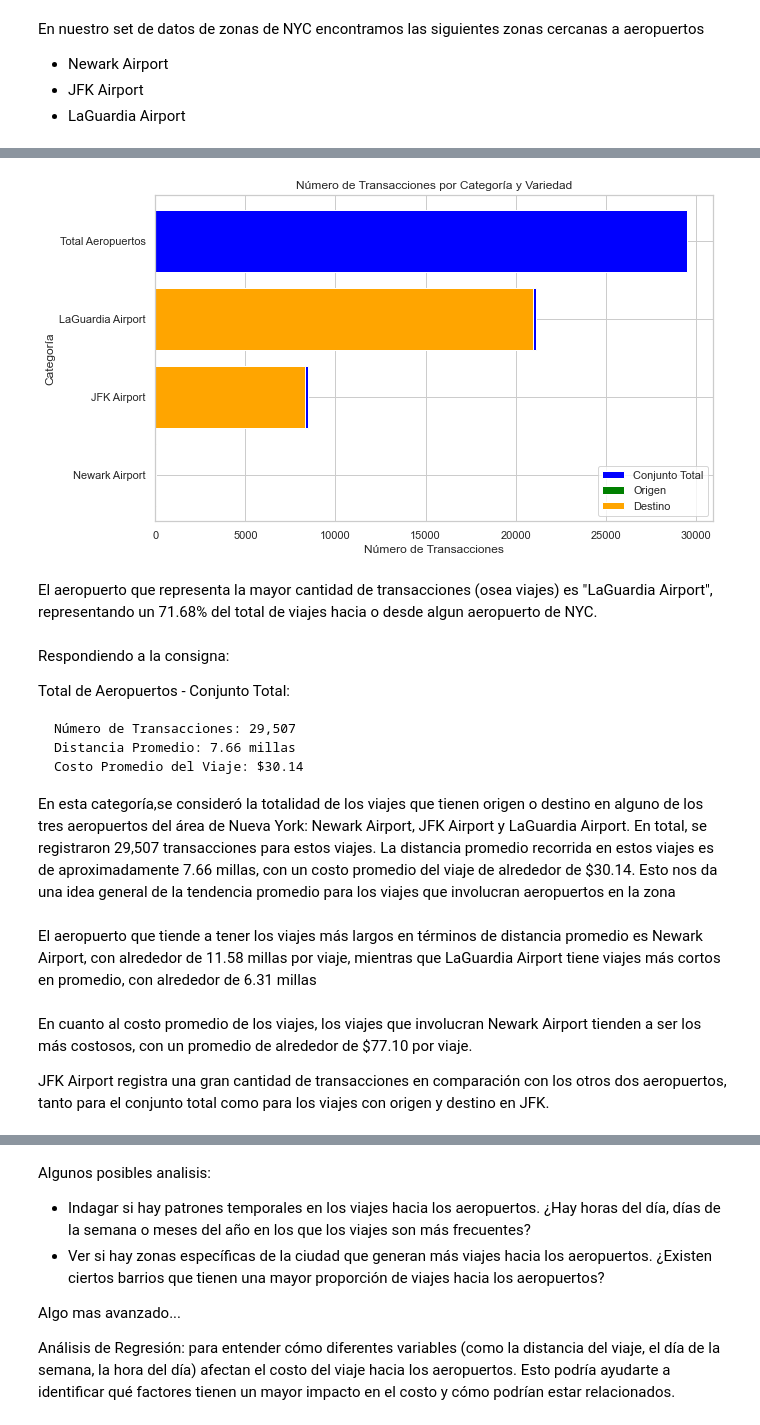
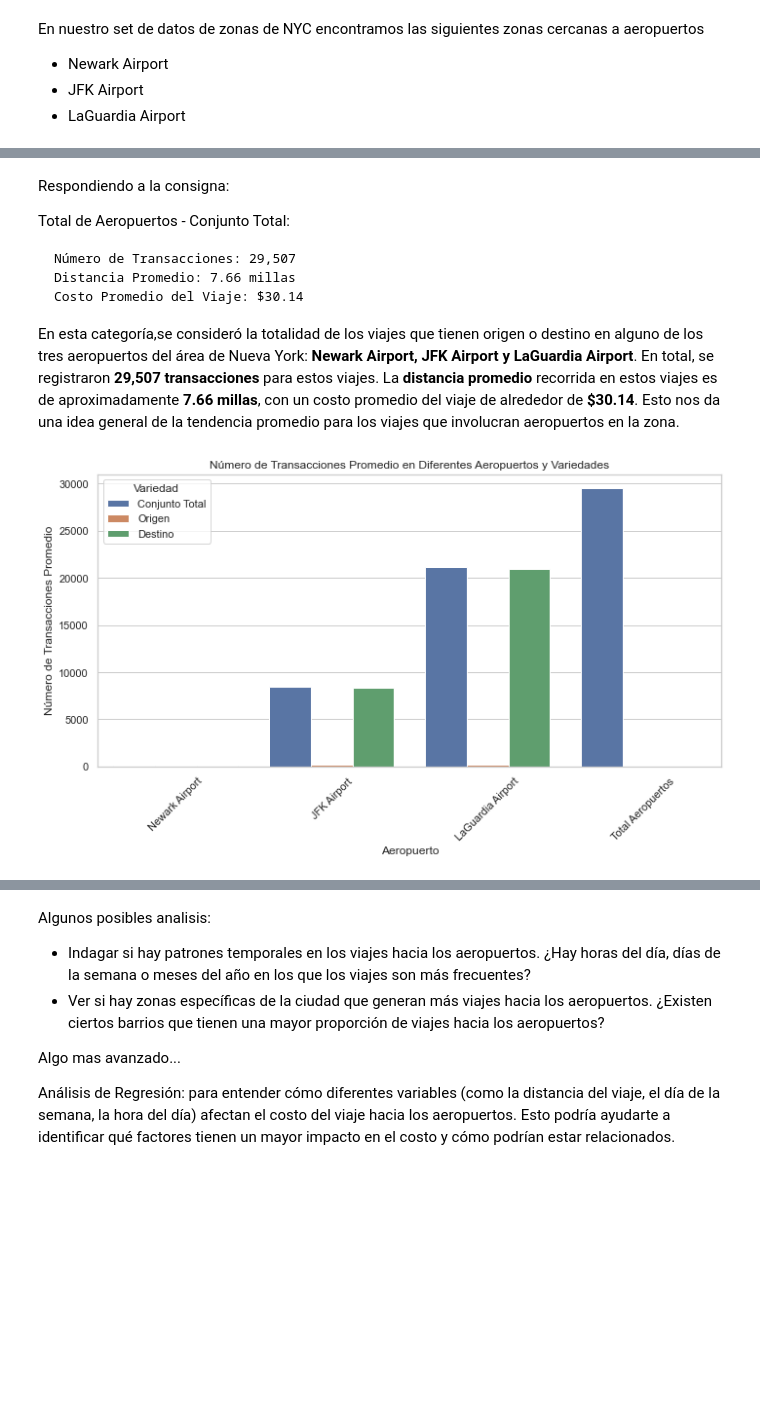
Before and after one commit to agusdiazb/TaxisVerdes_EDA, a Jupyter notebook: script_challenge.ipynb, the cells around one changed output, grey strips where cells are left out. Saved outputs shown, nothing was run; the diff lists cells and outputs as text; code cells hidden in the pictures; blank space fills up the shorter version.

```diff
--- a/script_challenge.ipynb
+++ b/script_challenge.ipynb
@@ -431,28 +458,3 @@ metrics_df
-# %%
-import matplotlib.pyplot as plt
-import numpy as np
-
-# Crear un gráfico de barras horizontal
-plt.figure(figsize=(10, 6))
-
-# Colores para las variedades
-colors = {'Conjunto Total': 'blue', 'Origen': 'green', 'Destino': 'orange'}
-
-# Iterar a través de las variedades únicas en el DataFrame
-for variety in metrics_df['Variedad'].unique():
-    subset = metrics_df[metrics_df['Variedad'] == variety]
-    plt.barh(subset['Categoría'], subset['Número de Transacciones'], color=colors[variety], label=variety)
-
-plt.title('Número de Transacciones por Categoría y Variedad')
-plt.xlabel('Número de Transacciones')
-plt.ylabel('Categoría')
-# Ubicar la leyenda en el costado izquierdo
-plt.legend(loc='lower right')
-plt.show()
-# %% [output]
-[figure, removed]
-# %% [markdown]
-El aeropuerto que representa la mayor cantidad de transacciones (osea viajes) es "LaGuardia Airport", representando un 71.68% del total de viajes hacia o desde algun aeropuerto de NYC.
 # %% [markdown]
 Respondiendo a la consigna:
 
@@ -462,10 +464,20 @@ Total de Aeropuertos - Conjunto Total:
     Distancia Promedio: 7.66 millas
     Costo Promedio del Viaje: $30.14
 
-En esta categoría,se consideró la totalidad de los viajes que tienen origen o destino en alguno de los tres aeropuertos del área de Nueva York: Newark Airport, JFK Airport y LaGuardia Airport. En total, se registraron 29,507 transacciones para estos viajes. La distancia promedio recorrida en estos viajes es de aproximadamente 7.66 millas, con un costo promedio del viaje de alrededor de $30.14. Esto nos da una idea general de la tendencia promedio para los viajes que involucran aeropuertos en la zona
+En esta categoría,se consideró la totalidad de los viajes que tienen origen o destino en alguno de los tres aeropuertos del área de Nueva York: **Newark Airport, JFK Airport y LaGuardia Airport**. En total, se registraron **29,507 transacciones** para estos viajes. La **distancia promedio** recorrida en estos viajes es de aproximadamente **7.66 millas**, con un costo promedio del viaje de alrededor de **$30.14**. Esto nos da una idea general de la tendencia promedio para los viajes que involucran aeropuertos en la zona.
-# %% [markdown]
-El aeropuerto que tiende a tener los viajes más largos en términos de distancia promedio es Newark Airport, con alrededor de 11.58 millas por viaje, mientras que LaGuardia Airport tiene viajes más cortos en promedio, con alrededor de 6.31 millas
-# %% [markdown]
-En cuanto al costo promedio de los viajes, los viajes que involucran Newark Airport tienden a ser los más costosos, con un promedio de alrededor de $77.10 por viaje.
-
-JFK Airport registra una gran cantidad de transacciones en comparación con los otros dos aeropuertos, tanto para el conjunto total como para los viajes con origen y destino en JFK.
+# %%
+# Filtrar el DataFrame para excluir la categoría 'Viajes no aeropuertos'
+filtered_df = metrics_df[metrics_df['Categoría'] != 'Viajes no aeropuertos']
+
+# Crear un gráfico de barras
+plt.figure(figsize=(10, 6))
+sns.barplot(data=filtered_df, x='Categoría', y='Número de Transacciones', hue='Variedad')
+plt.title('Número de Transacciones Promedio en Diferentes Aeropuertos y Variedades')
+plt.xlabel('Aeropuerto')
+plt.ylabel('Número de Transacciones Promedio')
+plt.xticks(rotation=45)
+plt.legend(title='Variedad')
+plt.tight_layout()
+plt.show()
+# %% [output]
+[figure, added]
```
Also changed, not shown: parts of 15 cells of this notebook.
